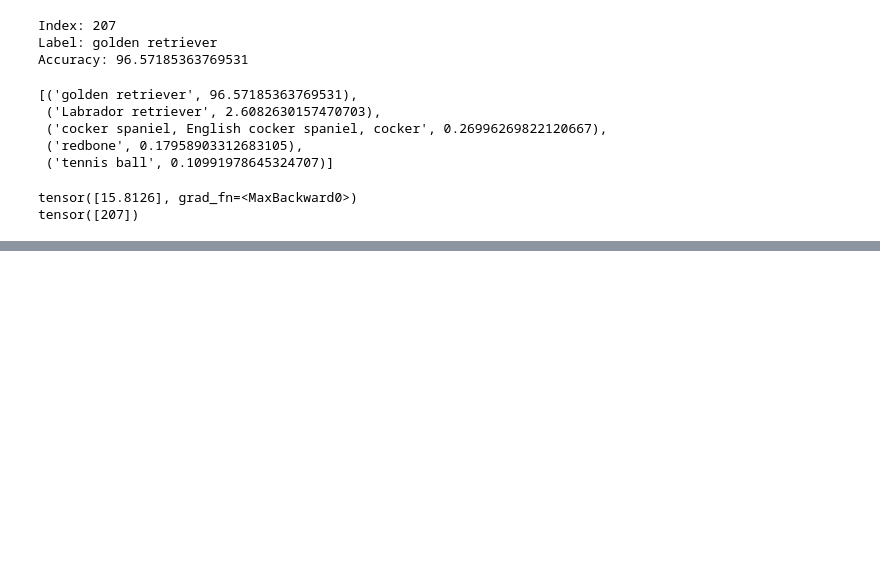
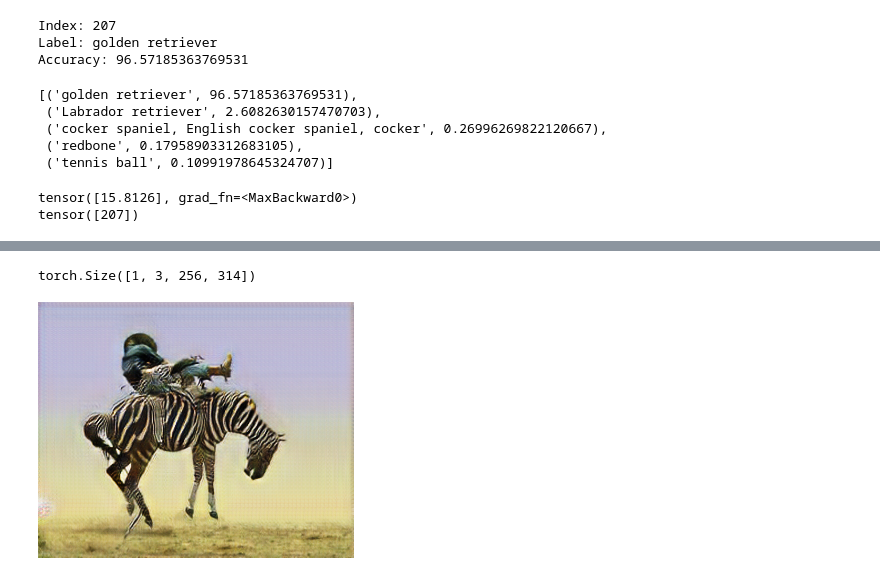
Before and after one commit to nicholassolomon/dlwpt-code, a Jupyter notebook: Chapter_2.ipynb, the cells around one changed output, grey strips where cells are left out. Cells and saved outputs as stored; diff of their text form; code cells hidden in the pictures; blank space fills up the shorter version.

```diff
--- a/Chapter_2.ipynb
+++ b/Chapter_2.ipynb
@@ -205,0 +355,15 @@ tensor([207])
+# %%
+img_t = preprocess(img)
+batch_t = torch.unsqueeze(img_t, 0)
+batch_t.shape
+# %% [output]
+torch.Size([1, 3, 256, 314])
+# %%
+batch_out = netG(batch_t)
+# %%
+out_t = (batch_out.data.squeeze() + 1.0) / 2.0
+out_img = transforms.ToPILImage()(out_t)
+#out_img.save('./data/p1ch2/zebra.jpg')
+out_img
+# %% [output]
+[figure, added]
```
Also changed, not shown: parts of 16 cells of this notebook.
